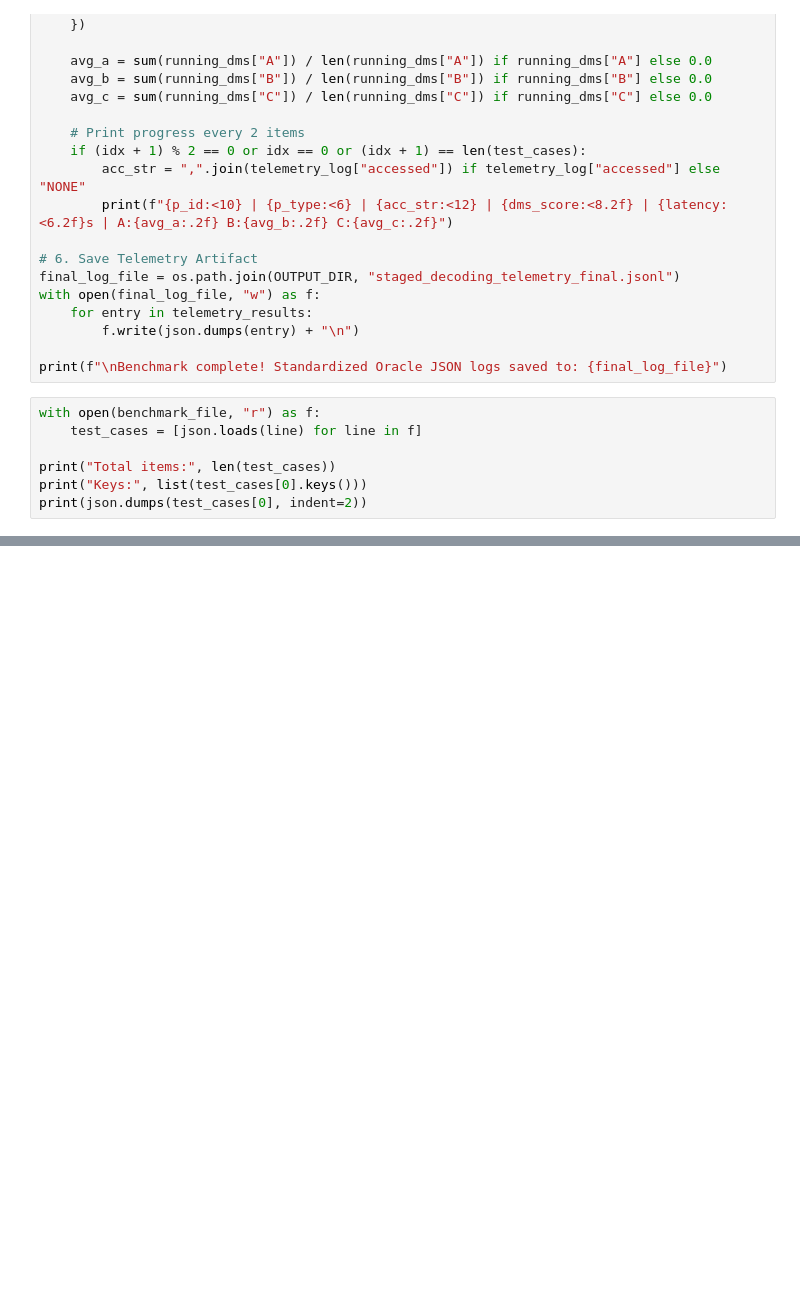
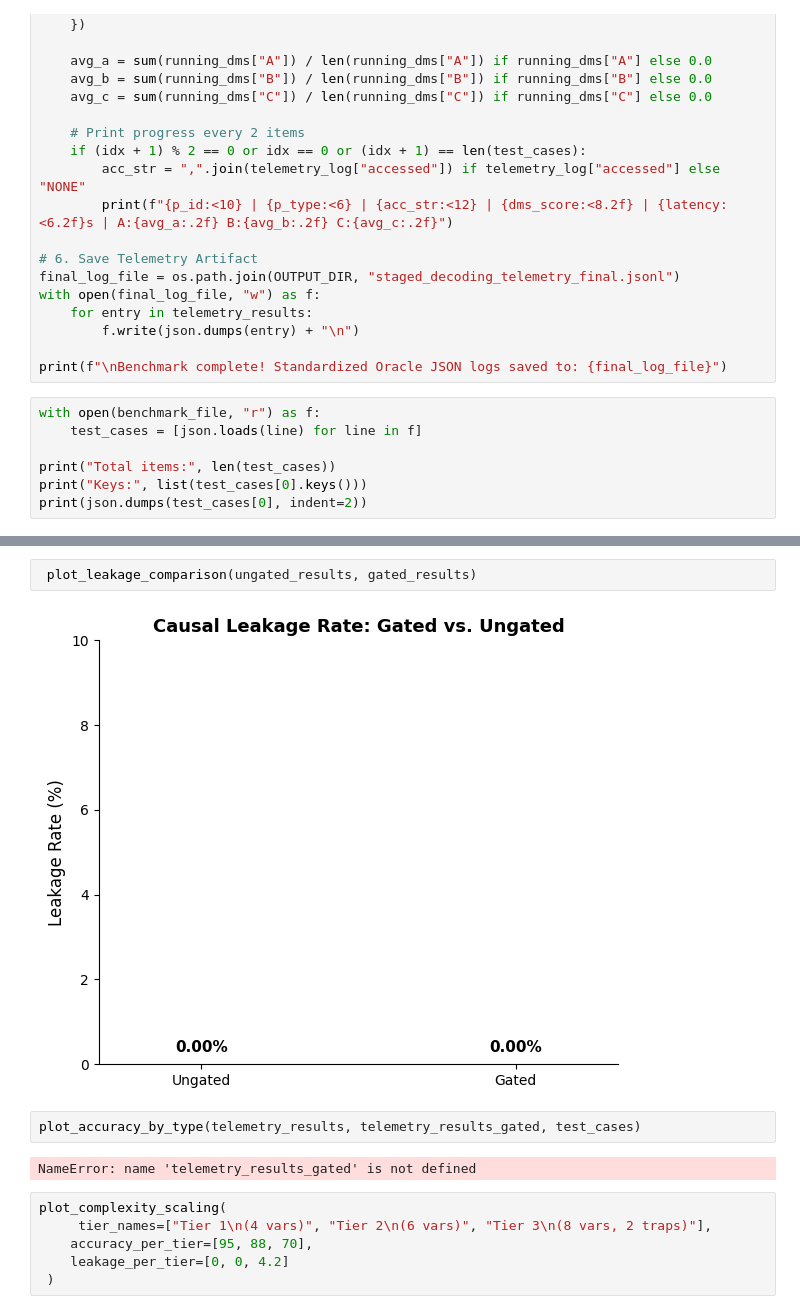
Before and after one commit to ringerH/ReasoningAuthenticationFramework-RAF-, a Jupyter notebook: staged_local_stub_run1_causal_swap_test.ipynb, the cells around one changed output, grey strips where cells are left out. Cells and saved outputs as stored; diff of their text form; blank space fills up the shorter version.

```diff
--- a/staged_local_stub_run1_causal_swap_test.ipynb
+++ b/staged_local_stub_run1_causal_swap_test.ipynb
@@ -947,0 +1173,14 @@ print(json.dumps(test_cases[0], indent=2))
+# %%
+ plot_leakage_comparison(ungated_results, gated_results)
+# %% [output]
+[figure, added]
+# %%
+plot_accuracy_by_type(telemetry_results, telemetry_results_gated, test_cases)
+# %% [output]
+NameError: name 'telemetry_results_gated' is not defined
+# %%
+plot_complexity_scaling(
+     tier_names=["Tier 1\n(4 vars)", "Tier 2\n(6 vars)", "Tier 3\n(8 vars, 2 traps)"],
+    accuracy_per_tier=[95, 88, 70],
+    leakage_per_tier=[0, 0, 4.2]
+ )
```
Also changed, not shown: parts of 12 cells of this notebook.
